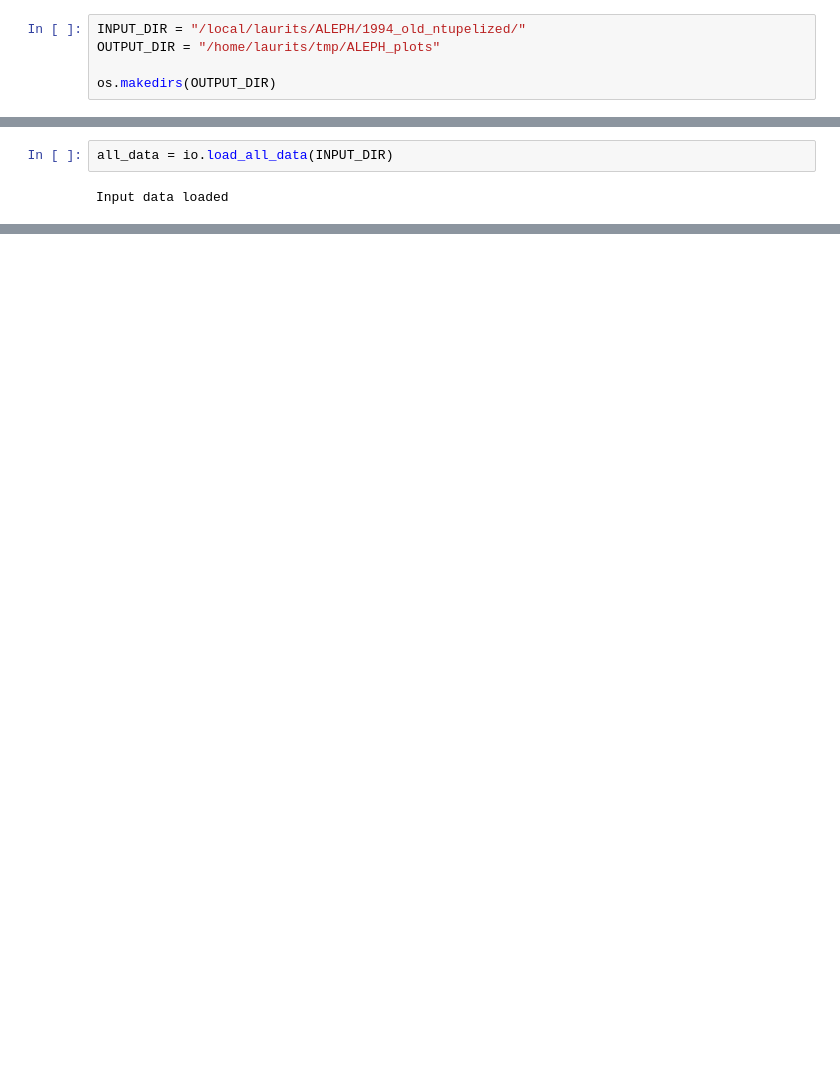
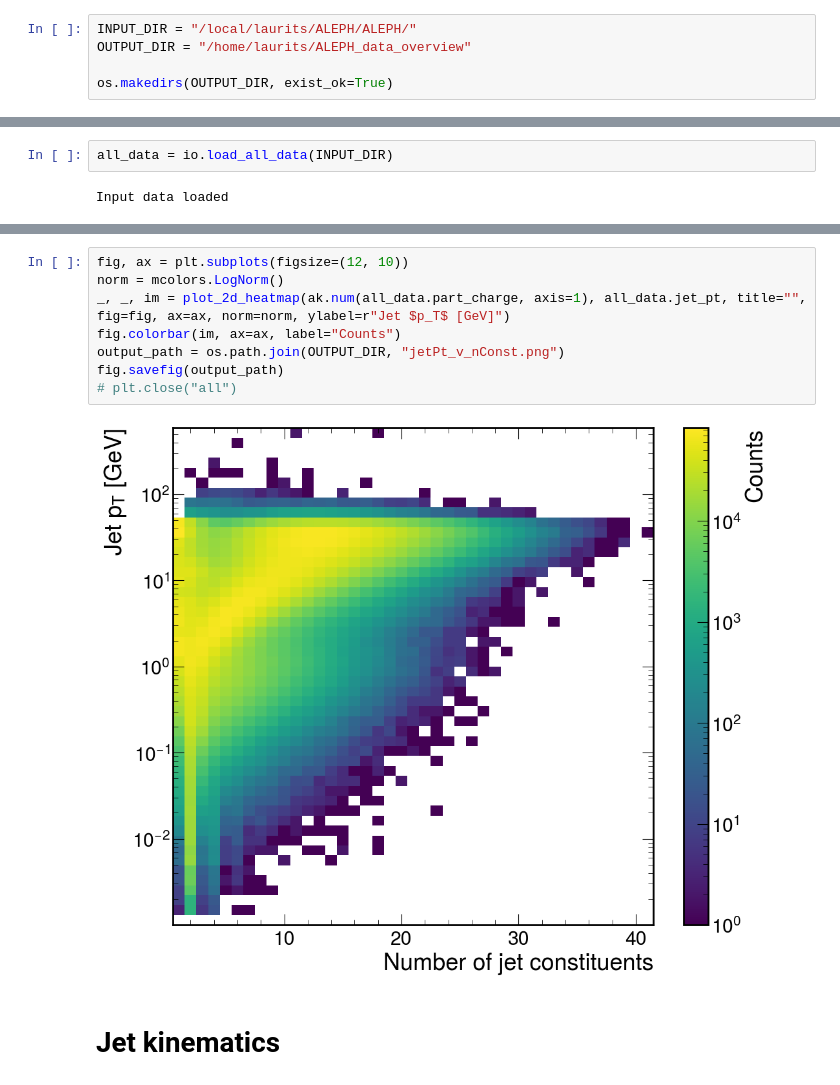
Before and after one commit to HEP-KBFI/ml-tau-data, a Jupyter notebook: ntupelizer/aleph/notebooks/ALEPH_data_overview.ipynb, the cells around one changed output, grey strips where cells are left out. Saved outputs shown, nothing was run; the diff lists cells and outputs as text; blank space fills up the shorter version.

Commit message:
ALEPH data ntupelization improvements + validation plotting

```diff
--- a/ntupelizer/aleph/notebooks/ALEPH_data_overview.ipynb
+++ b/ntupelizer/aleph/notebooks/ALEPH_data_overview.ipynb
@@ -8,10 +8,10 @@ import glob
 # %%
 from ntupelizer.aleph.tools import io
 # %%
-INPUT_DIR = "/local/laurits/ALEPH/1994_old_ntupelized/"
-OUTPUT_DIR = "/home/laurits/tmp/ALEPH_plots"
+INPUT_DIR = "/local/laurits/ALEPH/ALEPH/"
+OUTPUT_DIR = "/home/laurits/ALEPH_data_overview"
 
-os.makedirs(OUTPUT_DIR)
+os.makedirs(OUTPUT_DIR, exist_ok=True)
 # %%
 data_wcp = os.path.join(INPUT_DIR, "*.parquet")
 size_in_bytes = sum([os.path.getsize(path) for path in glob.glob(data_wcp)])
@@ -32 +106,13 @@ There are == 10 303 073 jets == in the dataset
+# %%
+fig, ax = plt.subplots(figsize=(12, 10))
+norm = mcolors.LogNorm()
+_, _, im = plot_2d_heatmap(ak.num(all_data.part_charge, axis=1), all_data.jet_pt, title="", fig=fig, ax=ax, norm=norm, ylabel=r"Jet $p_T$ [GeV]")
+fig.colorbar(im, ax=ax, label="Counts")
+output_path = os.path.join(OUTPUT_DIR, "jetPt_v_nConst.png")
+fig.savefig(output_path)
+# plt.close("all")
+# %% [output]
+[figure, added]
+# %% [markdown]
+# Jet kinematics
 # %%
```
Also changed, not shown: parts of 41 cells of this notebook, 2 other files.
